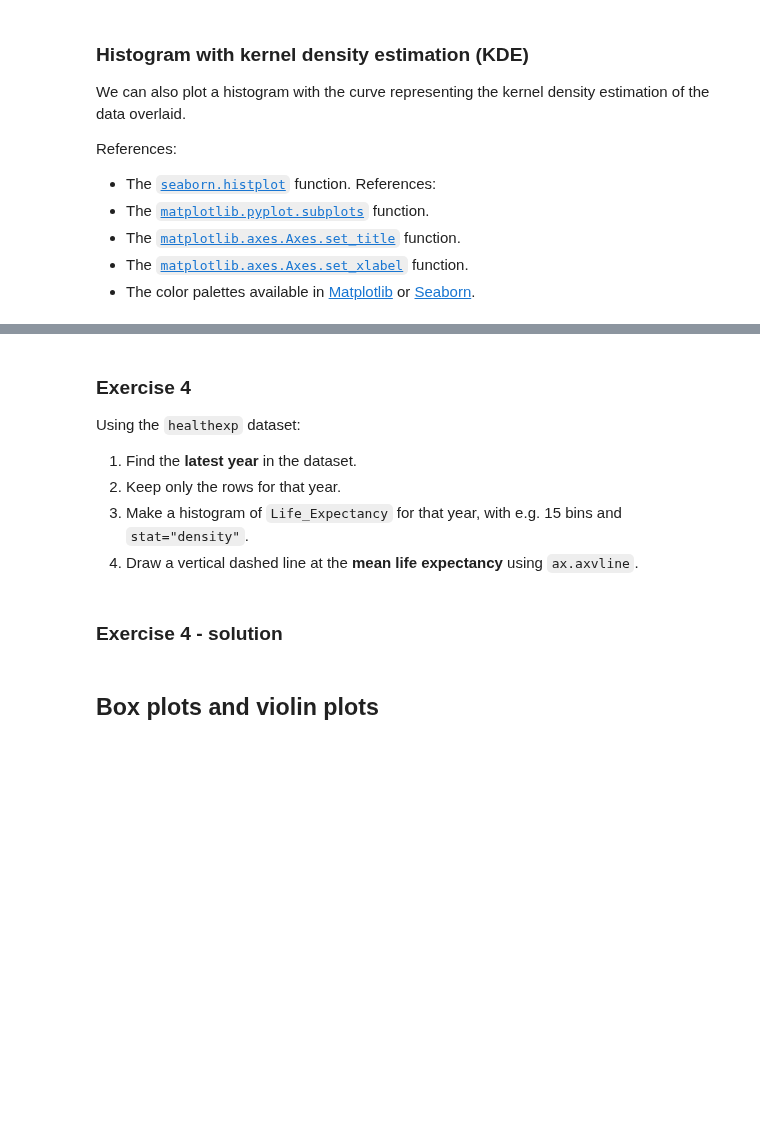
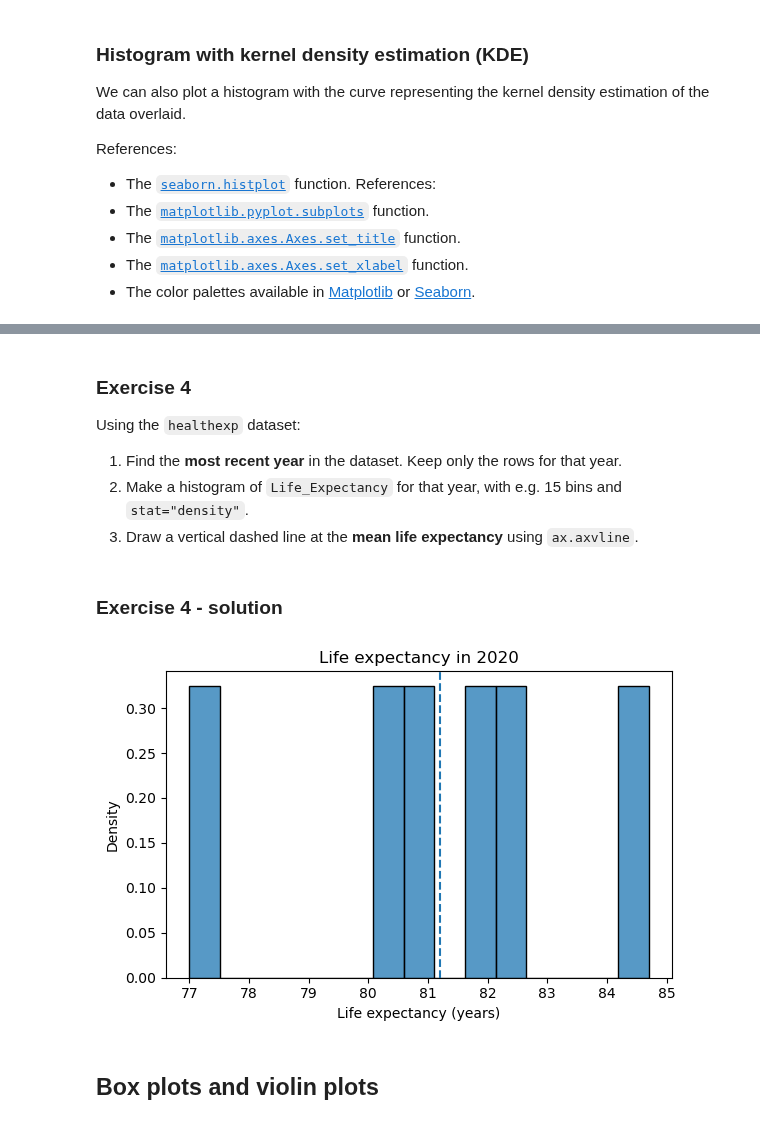
Before and after one commit to Center-for-Health-Data-Science/PythonTsunami, a Jupyter notebook: solutions/visualization_solutions.ipynb, the cells around one changed output, grey strips where cells are left out. Cells and saved outputs as stored; diff of their text form; code cells hidden in the pictures; blank space fills up the shorter version.

```diff
--- a/solutions/visualization_solutions.ipynb
+++ b/solutions/visualization_solutions.ipynb
@@ -1045,34 +1085,35 @@ plt.show()
 
 Using the `healthexp` dataset:
 
-1. Find the **latest year** in the dataset.
-2. Keep only the rows for that year.
-3. Make a histogram of `Life_Expectancy` for that year, with e.g. 15 bins and `stat="density"`.
-4. Draw a vertical dashed line at the **mean life expectancy** using `ax.axvline`.
+1. Find the **most recent year** in the dataset. Keep only the rows for that year.
+2. Make a histogram of `Life_Expectancy` for that year, with e.g. 15 bins and `stat="density"`.
+3. Draw a vertical dashed line at the **mean life expectancy** using `ax.axvline`.
 # %% [markdown]
 ### Exercise 4 - solution
 # %%
-latest_year = healthexp["Year"].max()
-df_latest = healthexp[healthexp["Year"] == latest_year]
+recent_year = healthexp["Year"].max()
+df_recent = healthexp[healthexp["Year"] == recent_year]
 
 fig, ax = plt.subplots(figsize=(6, 4))
 
 sns.histplot(
-    data=df_latest,
+    data=df_recent,
     x="Life_Expectancy",
     bins=15,
     stat="density",
     ax=ax,
 )
 
-mean_le = df_latest["Life_Expectancy"].mean()
+mean_le = df_recent["Life_Expectancy"].mean()
 ax.axvline(mean_le, linestyle="--")
 
 ax.set_title(f"Life expectancy in {latest_year}")
 ax.set_xlabel("Life expectancy (years)")
 
 plt.tight_layout()
 plt.show()
+# %% [output]
+[figure, added]
 # %% [markdown]
 ## Box plots and violin plots
 # %% [markdown]
```
Also changed, not shown: parts of 26 cells of this notebook, 1 other file.
